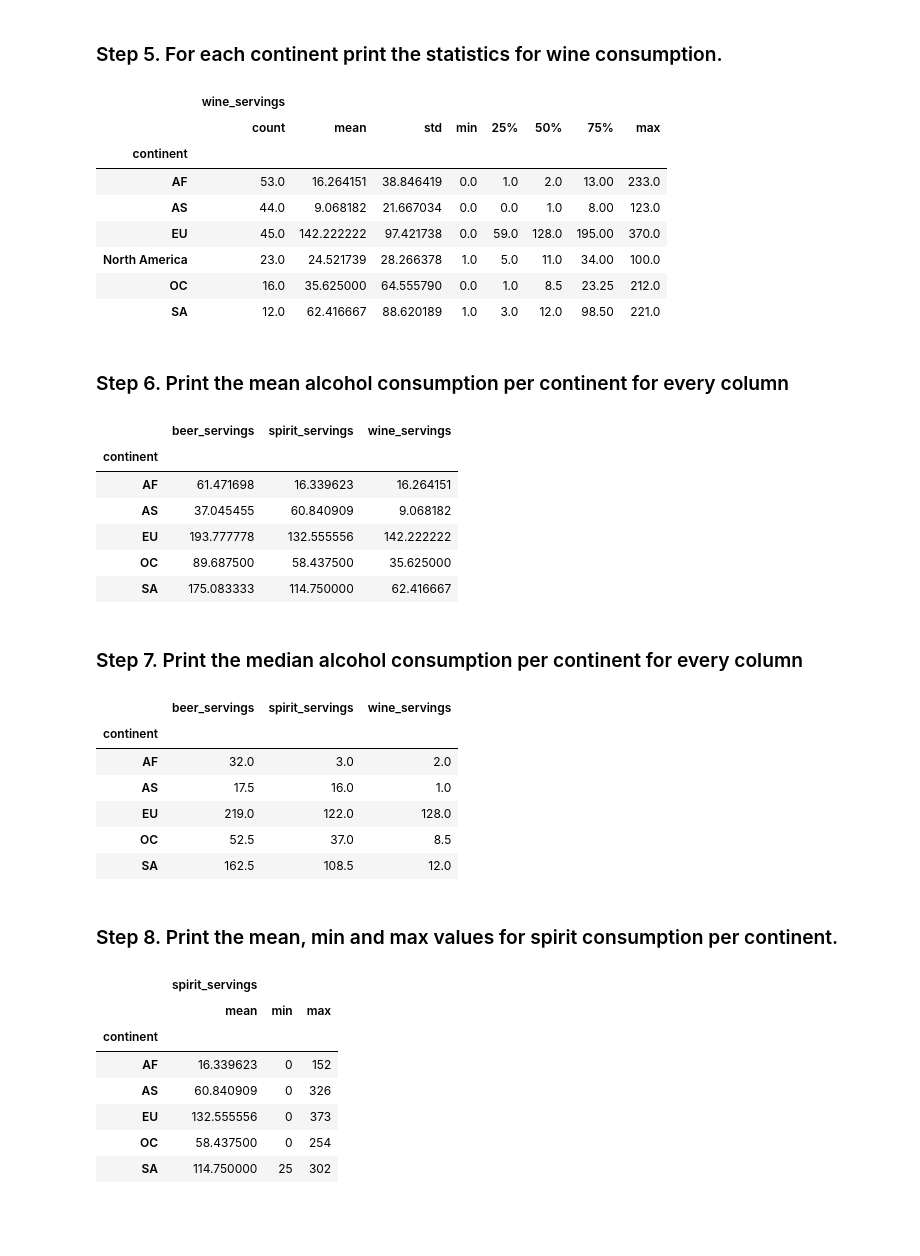
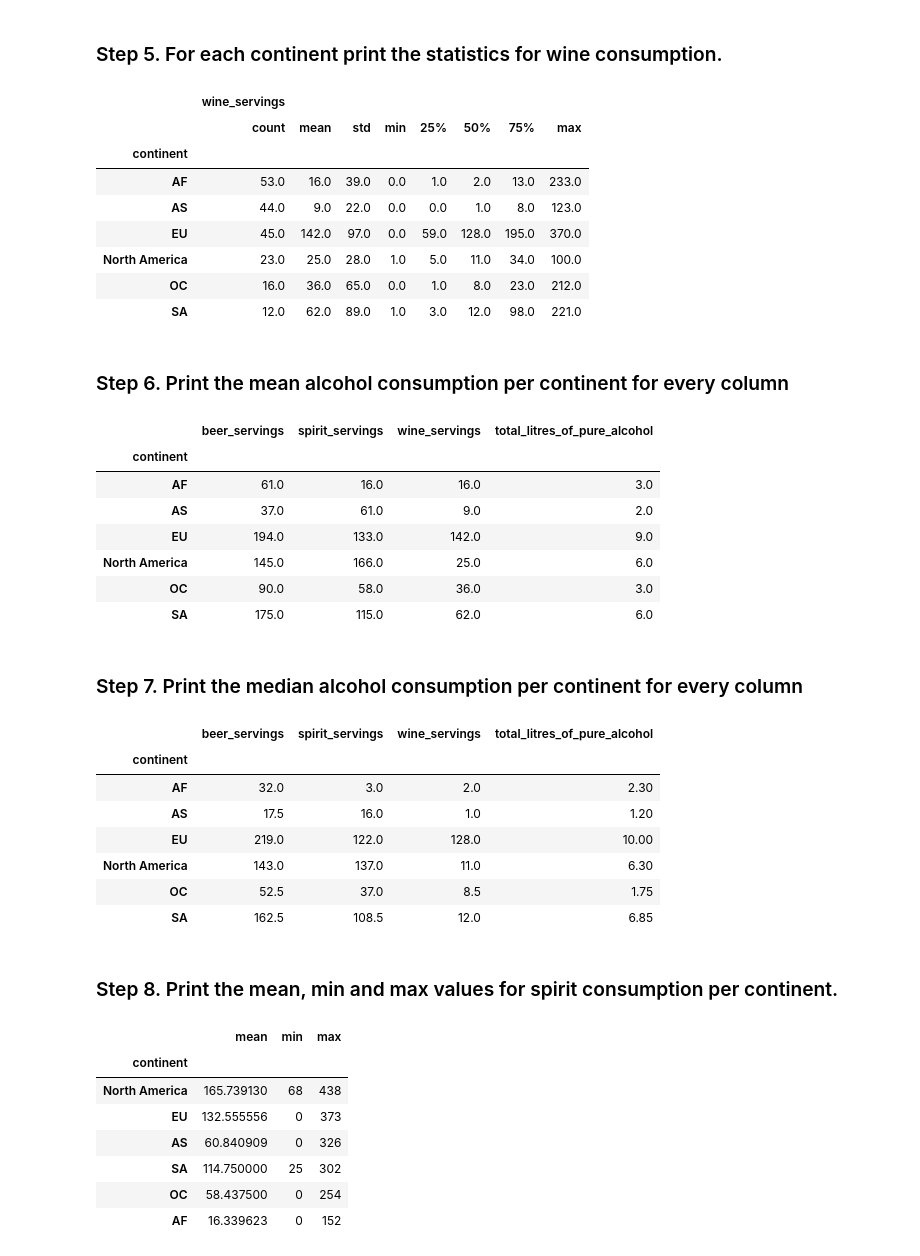
Before and after one commit to kapitonmary-ops/2026-10-BILBAO-FT-Data-Science, a Jupyter notebook: 2-Data_Analysis/2-Pandas/Practica/4-Alcohol_Consumption/Alcohol_Consumption_Mary.ipynb, the cells around one changed output. Drawn from its saved outputs; the diff is of its cells as text; code cells hidden in the pictures; blank space fills up the shorter version.

```diff
--- a/2-Data_Analysis/2-Pandas/Practica/4-Alcohol_Consumption/Alcohol_Consumption_Mary.ipynb
+++ b/2-Data_Analysis/2-Pandas/Practica/4-Alcohol_Consumption/Alcohol_Consumption_Mary.ipynb
@@ -113,51 +130,53 @@ dtype: str
 # %% [markdown]
 ### Step 5. For each continent print the statistics for wine consumption.
 # %%
-drinks.groupby('continent')[['wine_servings']].describe()
+drinks.groupby('continent')[['wine_servings']].describe().round()
 # %% [output]
 |  | wine_servings |  |  |  |  |  |  |  |
 |  | count | mean | std | min | 25% | 50% | 75% | max |
 | continent |  |  |  |  |  |  |  |  |
-| AF | 53.0 | 16.264151 | 38.846419 | 0.0 | 1.0 | 2.0 | 13.00 | 233.0 |
-| AS | 44.0 | 9.068182 | 21.667034 | 0.0 | 0.0 | 1.0 | 8.00 | 123.0 |
-| EU | 45.0 | 142.222222 | 97.421738 | 0.0 | 59.0 | 128.0 | 195.00 | 370.0 |
-| North America | 23.0 | 24.521739 | 28.266378 | 1.0 | 5.0 | 11.0 | 34.00 | 100.0 |
-| OC | 16.0 | 35.625000 | 64.555790 | 0.0 | 1.0 | 8.5 | 23.25 | 212.0 |
-| SA | 12.0 | 62.416667 | 88.620189 | 1.0 | 3.0 | 12.0 | 98.50 | 221.0 |
+| AF | 53.0 | 16.0 | 39.0 | 0.0 | 1.0 | 2.0 | 13.0 | 233.0 |
+| AS | 44.0 | 9.0 | 22.0 | 0.0 | 0.0 | 1.0 | 8.0 | 123.0 |
+| EU | 45.0 | 142.0 | 97.0 | 0.0 | 59.0 | 128.0 | 195.0 | 370.0 |
+| North America | 23.0 | 25.0 | 28.0 | 1.0 | 5.0 | 11.0 | 34.0 | 100.0 |
+| OC | 16.0 | 36.0 | 65.0 | 0.0 | 1.0 | 8.0 | 23.0 | 212.0 |
+| SA | 12.0 | 62.0 | 89.0 | 1.0 | 3.0 | 12.0 | 98.0 | 221.0 |
 # %% [markdown]
 ### Step 6. Print the mean alcohol consumption per continent for every column
 # %%
-drinks.groupby('continent')[['beer_servings','spirit_servings', 'wine_servings']].mean()
+drinks.groupby('continent')[['beer_servings','spirit_servings', 'wine_servings', 'total_litres_of_pure_alcohol']].mean().round()
 # %% [output]
-|  | beer_servings | spirit_servings | wine_servings |
-| continent |  |  |  |
-| AF | 61.471698 | 16.339623 | 16.264151 |
-| AS | 37.045455 | 60.840909 | 9.068182 |
-| EU | 193.777778 | 132.555556 | 142.222222 |
-| OC | 89.687500 | 58.437500 | 35.625000 |
-| SA | 175.083333 | 114.750000 | 62.416667 |
+|  | beer_servings | spirit_servings | wine_servings | total_litres_of_pure_alcohol |
+| continent |  |  |  |  |
+| AF | 61.0 | 16.0 | 16.0 | 3.0 |
+| AS | 37.0 | 61.0 | 9.0 | 2.0 |
+| EU | 194.0 | 133.0 | 142.0 | 9.0 |
+| North America | 145.0 | 166.0 | 25.0 | 6.0 |
+| OC | 90.0 | 58.0 | 36.0 | 3.0 |
+| SA | 175.0 | 115.0 | 62.0 | 6.0 |
 # %% [markdown]
 ### Step 7. Print the median alcohol consumption per continent for every column
 # %%
-drinks.groupby('continent')[['beer_servings','spirit_servings', 'wine_servings']].median()
+drinks.groupby('continent')[['beer_servings','spirit_servings','wine_servings', 'total_litres_of_pure_alcohol']].median()
 # %% [output]
-|  | beer_servings | spirit_servings | wine_servings |
-| continent |  |  |  |
-| AF | 32.0 | 3.0 | 2.0 |
-| AS | 17.5 | 16.0 | 1.0 |
-| EU | 219.0 | 122.0 | 128.0 |
-| OC | 52.5 | 37.0 | 8.5 |
-| SA | 162.5 | 108.5 | 12.0 |
+|  | beer_servings | spirit_servings | wine_servings | total_litres_of_pure_alcohol |
+| continent |  |  |  |  |
+| AF | 32.0 | 3.0 | 2.0 | 2.30 |
+| AS | 17.5 | 16.0 | 1.0 | 1.20 |
+| EU | 219.0 | 122.0 | 128.0 | 10.00 |
+| North America | 143.0 | 137.0 | 11.0 | 6.30 |
+| OC | 52.5 | 37.0 | 8.5 | 1.75 |
+| SA | 162.5 | 108.5 | 12.0 | 6.85 |
 # %% [markdown]
 ### Step 8. Print the mean, min and max values for spirit consumption per continent.
 # %%
-drinks.groupby('continent')[['spirit_servings']].aggregate(['mean', 'min', 'max'])
+drinks.groupby('continent')['spirit_servings'].aggregate(['mean', 'min', 'max']).sort_values(by='max', ascending = False)
 # %% [output]
-|  | spirit_servings |  |  |
 |  | mean | min | max |
 | continent |  |  |  |
+| North America | 165.739130 | 68 | 438 |
+| EU | 132.555556 | 0 | 373 |
+| AS | 60.840909 | 0 | 326 |
+| SA | 114.750000 | 25 | 302 |
+| OC | 58.437500 | 0 | 254 |
 | AF | 16.339623 | 0 | 152 |
-| AS | 60.840909 | 0 | 326 |
-| EU | 132.555556 | 0 | 373 |
-| OC | 58.437500 | 0 | 254 |
-| SA | 114.750000 | 25 | 302 |
```
Also changed, not shown: parts of 3 cells of this notebook, 2 other files.
